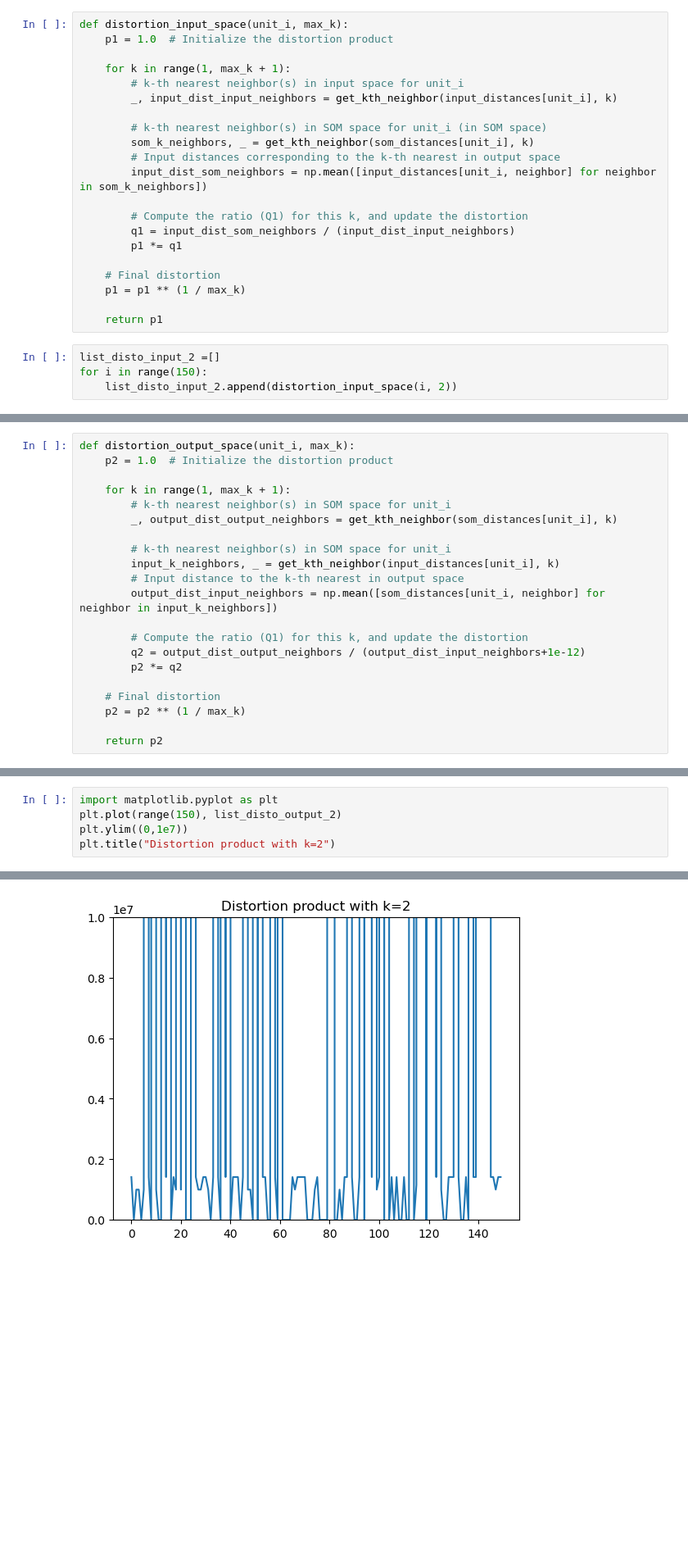
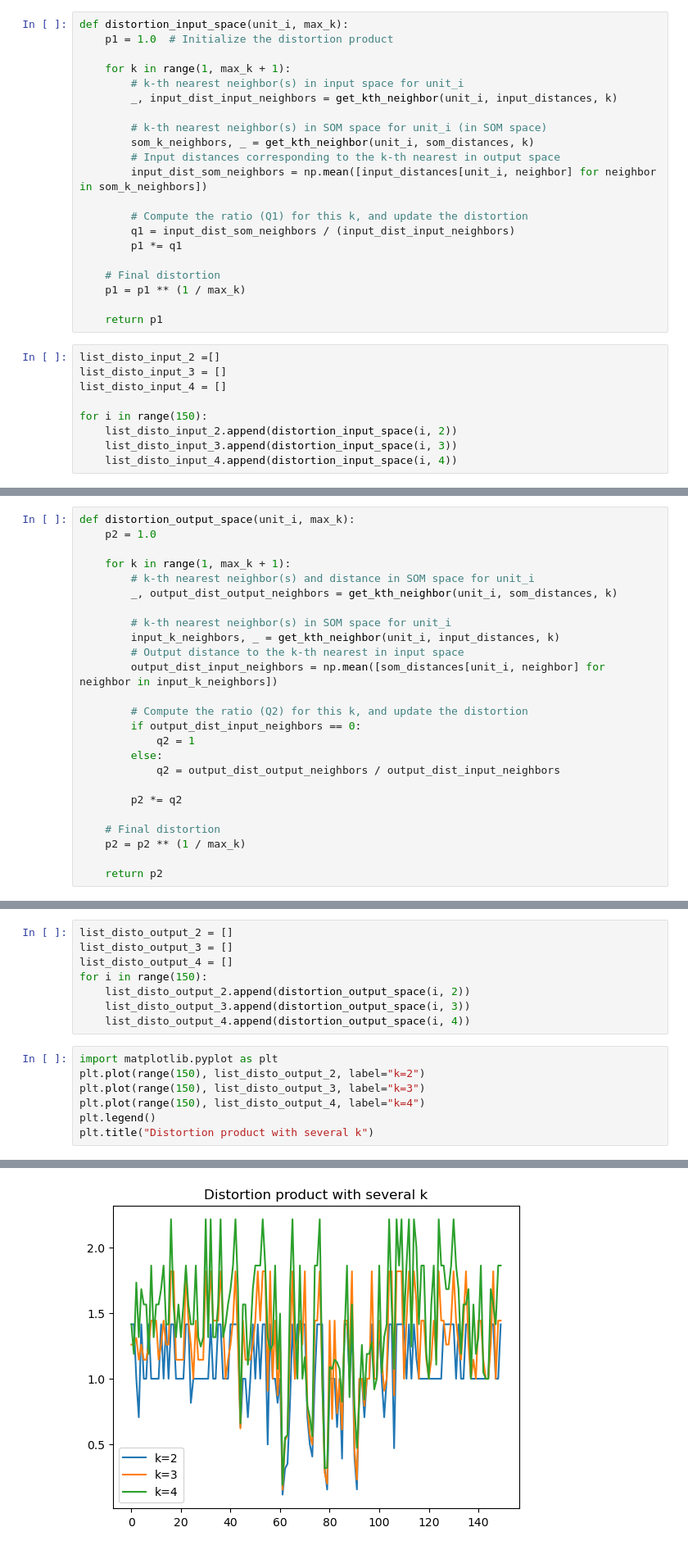
Before and after one commit to Jean-BaptisteCellier/SOM_TopographicProduct, a Jupyter notebook: coding_assignment.ipynb, the cells around one changed output, grey strips where cells are left out. Shown: that part at 82% size. Cells and saved outputs as stored; diff of their text form; blank space fills up the shorter version.

Commit message:
Updated notebook: fixed problem with k-neighborhood + formulas added

```diff
--- a/coding_assignment.ipynb
+++ b/coding_assignment.ipynb
@@ -119,10 +146,10 @@ def distortion_input_space(unit_i, max_k):
 
     for k in range(1, max_k + 1):
         # k-th nearest neighbor(s) in input space for unit_i
-        _, input_dist_input_neighbors = get_kth_neighbor(input_distances[unit_i], k)
+        _, input_dist_input_neighbors = get_kth_neighbor(unit_i, input_distances, k)
 
         # k-th nearest neighbor(s) in SOM space for unit_i (in SOM space)
-        som_k_neighbors, _ = get_kth_neighbor(som_distances[unit_i], k)
+        som_k_neighbors, _ = get_kth_neighbor(unit_i, som_distances, k)
         # Input distances corresponding to the k-th nearest in output space
         input_dist_som_neighbors = np.mean([input_distances[unit_i, neighbor] for neighbor in som_k_neighbors])
 
@@ -136,7 +163,12 @@ def distortion_input_space(unit_i, max_k):
     return p1
 # %%
 list_disto_input_2 =[]
+list_disto_input_3 = []
+list_disto_input_4 = []
+
 for i in range(150):
     list_disto_input_2.append(distortion_input_space(i, 2))
+    list_disto_input_3.append(distortion_input_space(i, 3))
+    list_disto_input_4.append(distortion_input_space(i, 4))
 # %%
 import matplotlib.pyplot as plt
@@ -148,18 +197,22 @@ Text(0.5, 1.0, 'Distortion product with k=2')
 # %%
 def distortion_output_space(unit_i, max_k):
-    p2 = 1.0  # Initialize the distortion product
+    p2 = 1.0
 
     for k in range(1, max_k + 1):
-        # k-th nearest neighbor(s) in SOM space for unit_i
-        _, output_dist_output_neighbors = get_kth_neighbor(som_distances[unit_i], k)
+        # k-th nearest neighbor(s) and distance in SOM space for unit_i
+        _, output_dist_output_neighbors = get_kth_neighbor(unit_i, som_distances, k)
 
         # k-th nearest neighbor(s) in SOM space for unit_i
-        input_k_neighbors, _ = get_kth_neighbor(input_distances[unit_i], k)
-        # Input distance to the k-th nearest in output space
+        input_k_neighbors, _ = get_kth_neighbor(unit_i, input_distances, k)
+        # Output distance to the k-th nearest in input space
         output_dist_input_neighbors = np.mean([som_distances[unit_i, neighbor] for neighbor in input_k_neighbors])
 
-        # Compute the ratio (Q1) for this k, and update the distortion
-        q2 = output_dist_output_neighbors / (output_dist_input_neighbors+1e-12)
+        # Compute the ratio (Q2) for this k, and update the distortion
+        if output_dist_input_neighbors == 0:
+            q2 = 1
+        else:
+            q2 = output_dist_output_neighbors / output_dist_input_neighbors
+
         p2 *= q2
 
     # Final distortion
@@ -173,6 +222,16 @@ for i in range(150):
+# %%
+list_disto_output_2 = []
+list_disto_output_3 = []
+list_disto_output_4 = []
+for i in range(150):
+    list_disto_output_2.append(distortion_output_space(i, 2))
+    list_disto_output_3.append(distortion_output_space(i, 3))
+    list_disto_output_4.append(distortion_output_space(i, 4))
 # %%
 import matplotlib.pyplot as plt
-plt.plot(range(150), list_disto_output_2)
-plt.ylim((0,1e7))
-plt.title("Distortion product with k=2")
+plt.plot(range(150), list_disto_output_2, label="k=2")
+plt.plot(range(150), list_disto_output_3, label="k=3")
+plt.plot(range(150), list_disto_output_4, label="k=4")
+plt.legend()
+plt.title("Distortion product with several k")
 # %% [output]
@@ -180 +239 @@ Text(0.5, 1.0, 'Distortion product with k=2')
-[figure, old version]
+[figure, new version]
```
Also changed, not shown: parts of 23 cells of this notebook.
